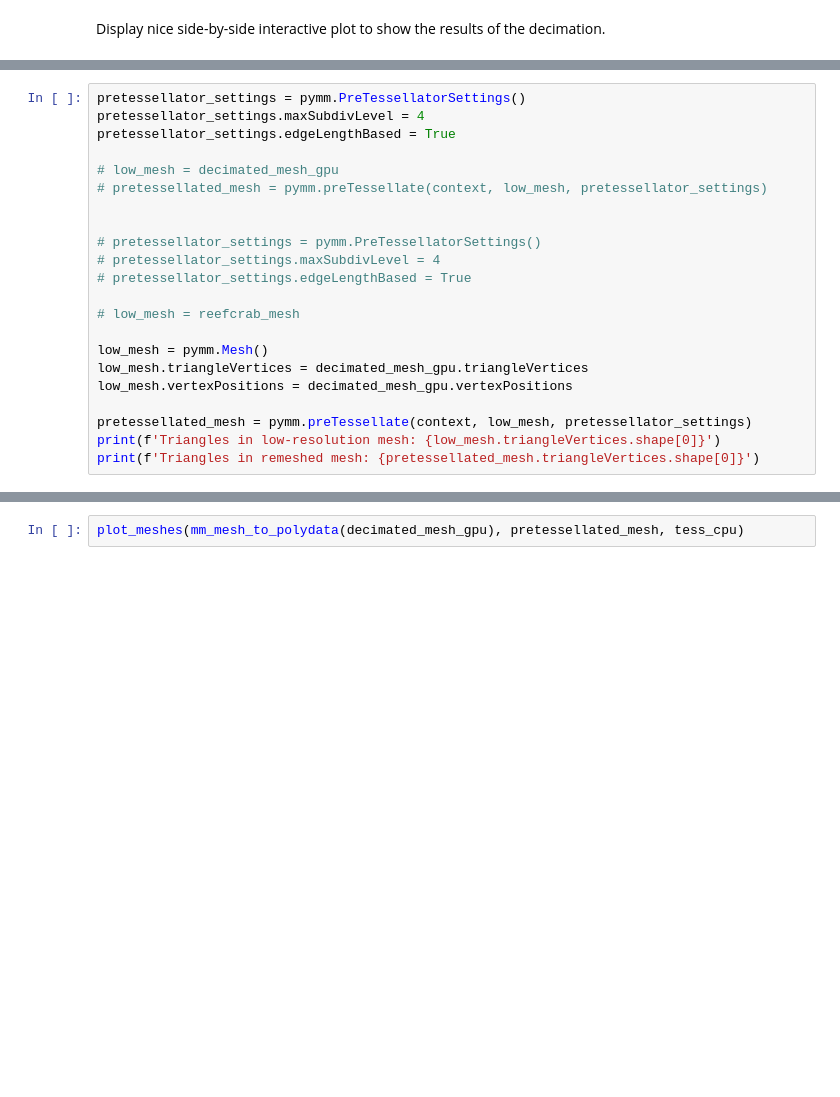
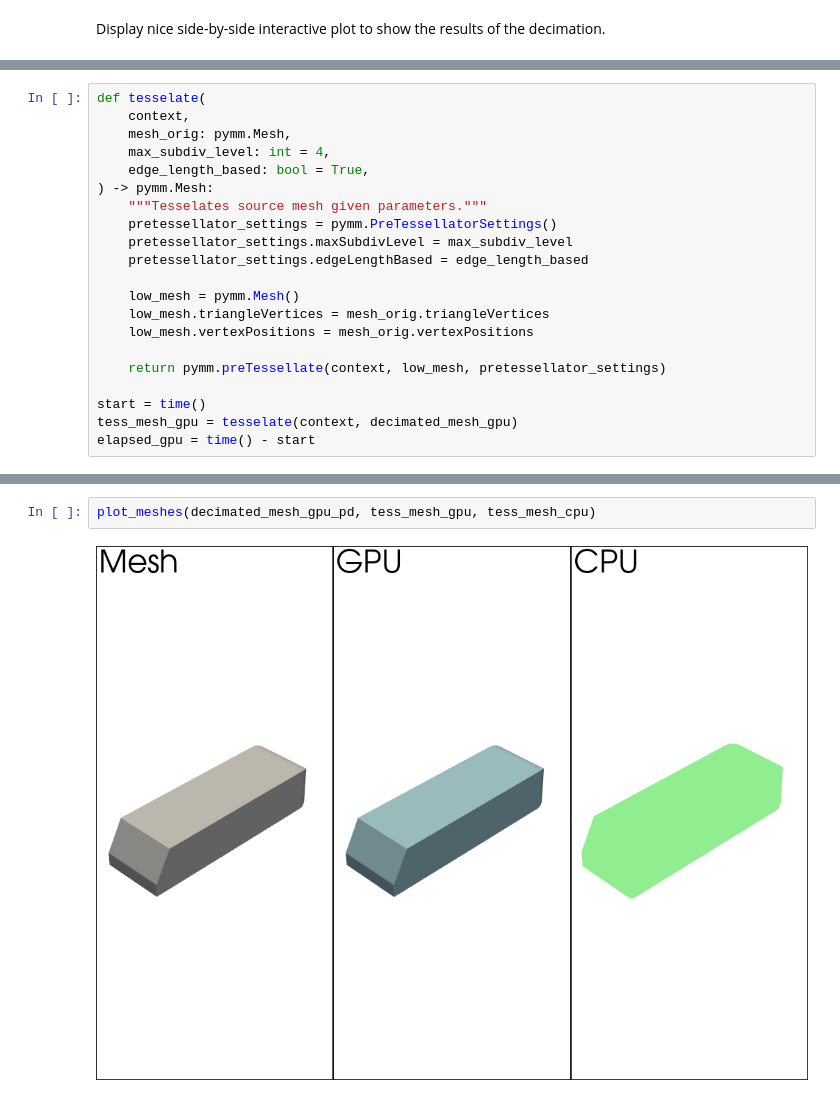
Before and after one commit to Alexey-Kamenev/Displacement-MicroMap-Toolkit, a Jupyter notebook: micromesh_python/notebook/remeshing.ipynb, the cells around one changed output, grey strips where cells are left out. Cells and saved outputs as stored; diff of their text form; blank space fills up the shorter version.

```diff
--- a/micromesh_python/notebook/remeshing.ipynb
+++ b/micromesh_python/notebook/remeshing.ipynb
@@ -341,24 +330,23 @@ high_mesh, high_mesh_xform = mesh.get_mesh(high_prim)
 # %%
-pretessellator_settings = pymm.PreTessellatorSettings()
-pretessellator_settings.maxSubdivLevel = 4
-pretessellator_settings.edgeLengthBased = True
+def tesselate(
+    context,
+    mesh_orig: pymm.Mesh,
+    max_subdiv_level: int = 4,
+    edge_length_based: bool = True,
+) -> pymm.Mesh:
+    """Tesselates source mesh given parameters."""
+    pretessellator_settings = pymm.PreTessellatorSettings()
+    pretessellator_settings.maxSubdivLevel = max_subdiv_level
+    pretessellator_settings.edgeLengthBased = edge_length_based
 
-# low_mesh = decimated_mesh_gpu
-# pretessellated_mesh = pymm.preTessellate(context, low_mesh, pretessellator_settings)
+    low_mesh = pymm.Mesh()
+    low_mesh.triangleVertices = mesh_orig.triangleVertices
+    low_mesh.vertexPositions = mesh_orig.vertexPositions
 
+    return pymm.preTessellate(context, low_mesh, pretessellator_settings)
 
-# pretessellator_settings = pymm.PreTessellatorSettings()
-# pretessellator_settings.maxSubdivLevel = 4
-# pretessellator_settings.edgeLengthBased = True
-
-# low_mesh = reefcrab_mesh
-
-low_mesh = pymm.Mesh()
-low_mesh.triangleVertices = decimated_mesh_gpu.triangleVertices
-low_mesh.vertexPositions = decimated_mesh_gpu.vertexPositions
-
-pretessellated_mesh = pymm.preTessellate(context, low_mesh, pretessellator_settings)
-print(f'Triangles in low-resolution mesh: {low_mesh.triangleVertices.shape[0]}')
-print(f'Triangles in remeshed mesh: {pretessellated_mesh.triangleVertices.shape[0]}')
+start = time()
+tess_mesh_gpu = tesselate(context, decimated_mesh_gpu)
+elapsed_gpu = time() - start
 # %% [output]
 Generating mesh attributes TriangleSubdivLevels|TrianglePrimitiveFlags|VertexNormals|VertexDirections
@@ -368,2 +361,4 @@ Triangles in remeshed mesh: 1908212
 # %%
-plot_meshes(mm_mesh_to_polydata(decimated_mesh_gpu), pretessellated_mesh, tess_cpu)
+plot_meshes(decimated_mesh_gpu_pd, tess_mesh_gpu, tess_mesh_cpu)
+# %% [output]
+[figure, added]
```
Also changed, not shown: parts of 20 cells of this notebook, 2 other files.
